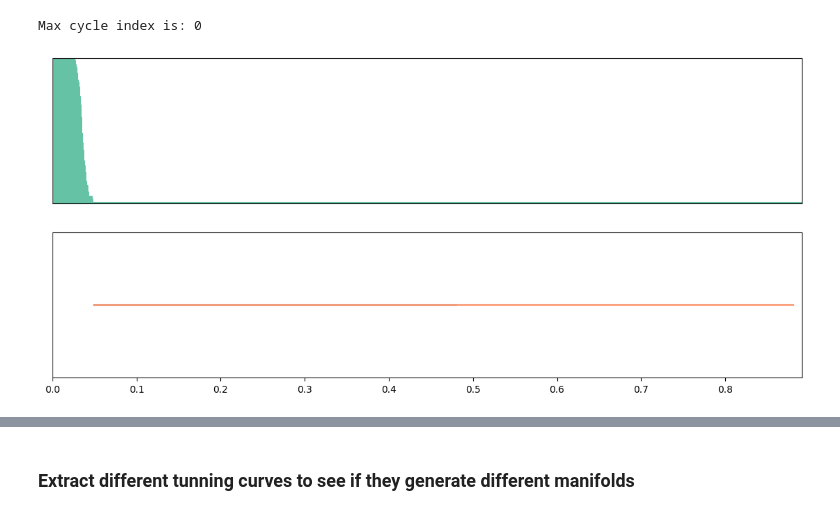
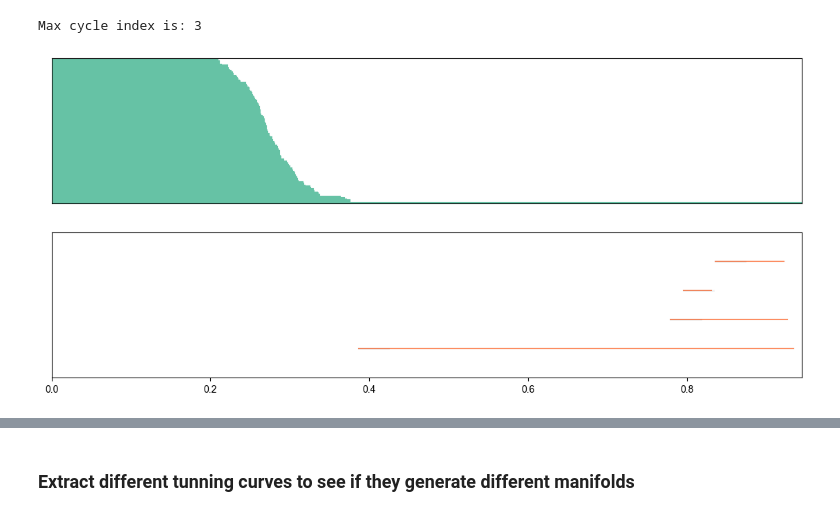
Before and after one commit to KBeshkov/NeuralHomology, a Jupyter notebook: examples/One_dataset_example.ipynb, the cells around one changed output, grey strips where cells are left out. Saved outputs shown, nothing was run; the diff lists cells and outputs as text; code cells hidden in the pictures.

```diff
--- a/examples/One_dataset_example.ipynb
+++ b/examples/One_dataset_example.ipynb
@@ -82,9 +82,9 @@ if cell_filter:
     avg_responses_lowres = avg_responses_lowres[:,indx]
 # %%
 dim_red = 0
-metric_used = geodesic_knn(k=4,adaptive=True).fit#pairwise_distances#geodesic#geodesic_knn(k=5,adaptive=True).fit#
+metric_used = geodesic_knn(k=4,adaptive=True).fit#pairwise_distances#pairwise_distances#geodesic#geodesic_knn(k=5,adaptive=True).fit#
 Homologizer = Persistent_Homology()
-pvalue_hom = Homologizer.perm_test(avg_responses,metric_used,n_perms=10,pval=100)
+pvalue_hom = Homologizer.perm_test(avg_responses,metric_used,n_perms=100,pval=100)
 hom_data = Homologizer(avg_responses,metric_used,False,dim_red,[1,None])
 cycle_lengths = hom_data[1][1][:,1]-hom_data[1][1][:,0]
 
@@ -112,15 +112,15 @@ plt.imshow(hom_data[0])
 # %%
 max_cycle = np.argsort(cycle_lengths).astype(int)[-1]
 print('Max cycle index is: ' + str(max_cycle))
-dmult=0.5
+dmult=0.9
 hom_crossection = hom_data[1][1][max_cycle][0]+ dmult*(hom_data[1][1][max_cycle][1]-hom_data[1][1][max_cycle][0])
 
 Homologizer.barcode_plot(hom_data[1],2,pval=pvalue_hom[0])
 #plt.vlines(hom_crossection,-1,2,'k',linewidth=5)
 #plt.savefig('barcode_geodesic.png',dpi=1000)
 # %% [output]
-Max cycle index is: 0
+Max cycle index is: 3
-[figure, old version]
+[figure, new version]
 # %%
 reducer = umap.UMAP(n_neighbors=50,min_dist=0,n_components=2,metric='precomputed')#PCA(n_components=2)#Random_Projector(n_components=2)#PCA(n_components=2)#
 ori_mfld = reducer.fit_transform(hom_data[0])
```
Also changed, not shown: parts of 7 cells of this notebook, 8 other files.
